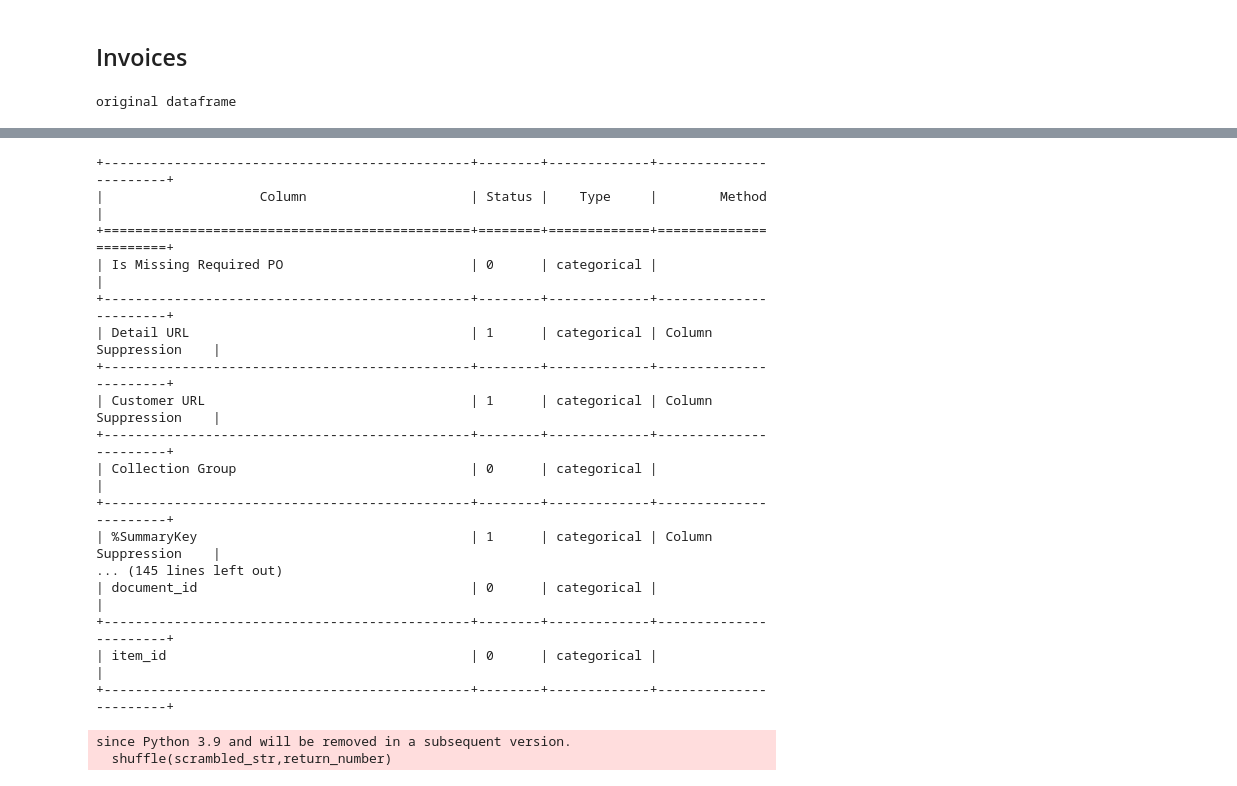
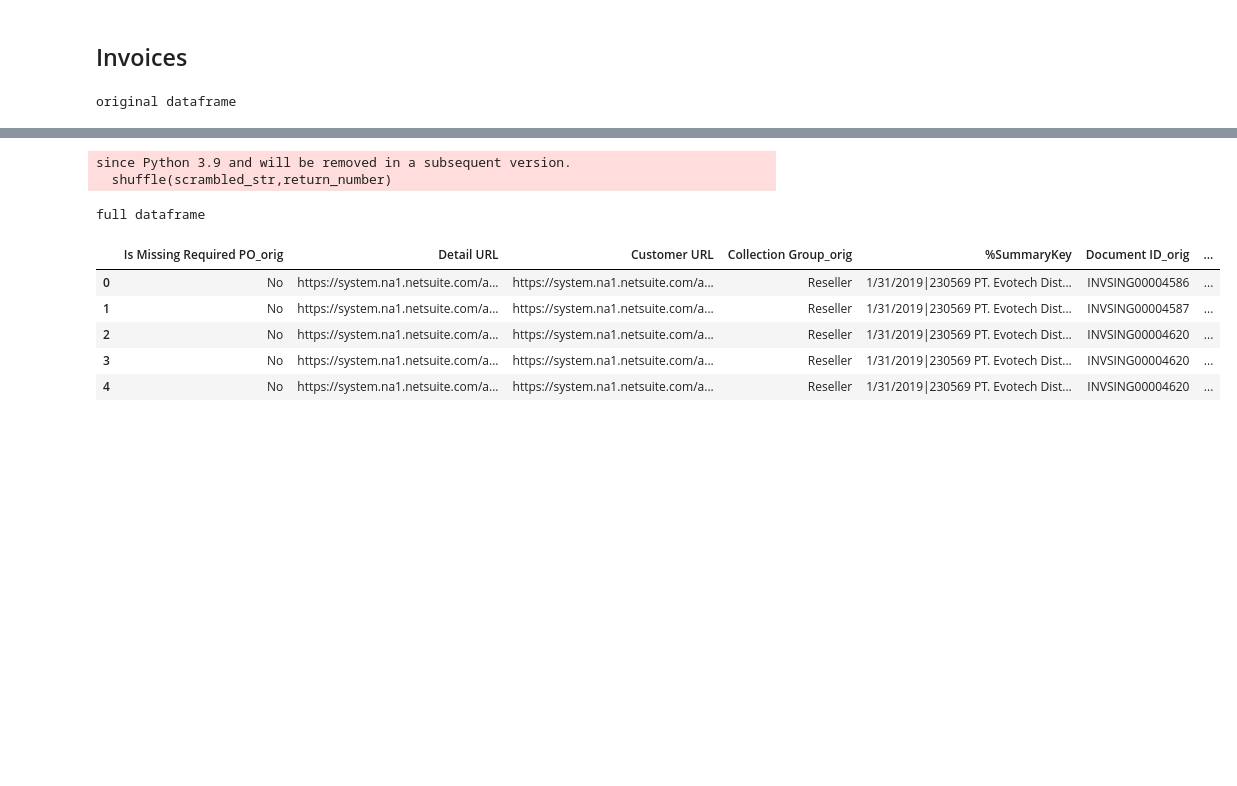
Before and after one commit to jmbenedetto/qlik_anonymization, a Jupyter notebook: Anonymize AR demo.ipynb, the cells around one changed output, grey strips where cells are left out. Saved outputs shown, nothing was run; the diff lists cells and outputs as text; code cells hidden in the pictures; blank space fills up the shorter version.

Commit message:
remove dates from anonymization

```diff
--- a/Anonymize AR demo.ipynb
+++ b/Anonymize AR demo.ipynb
@@ -79,7 +115,7 @@ def sequencial_values_for_column(original_column):
 ## Subsidiaries
 # %%
 # read original file from gcs
-df_subsidiaries=pd.read_csv(source_path+'AR_Subsidiaries.csv',storage_options=pd_options)
+df_subsidiaries=pd.read_csv(source_path+dict_files['Subsidiaries']+'.csv',storage_options=pd_options)
 df_subsidiaries['NetSuite Subsidiary ID']=df_subsidiaries['NetSuite Subsidiary ID'].astype('str')
 
 print('original dataframe')
@@ -108,7 +144,7 @@ print('full dataframe')
 display(df_subsidiaries.head())
 
 # persist anonymized df to GCS
-df_subsidiaries_anon.to_csv(destination_path+'anon_subsidiaries.csv',index=False)
+df_subsidiaries_anon.to_csv(destination_path+dict_files['Subsidiaries']+'.csv',index=False)
 
 # persist mapping tables to GCS
 map_subsidiary_code = dict(zip(df_subsidiaries['%SubsidiaryCode_orig'], df_subsidiaries['%SubsidiaryCode']))
@@ -156,17 +191,17 @@ full dataframe
 ## AR Comments
 # %%
 # read original file from gcs
-df_comments = pd.read_csv(source_path+'AR_Comments.csv',nrows=100000)
-df_comments[['comment_date','comment_text']]=df_comments['%ARCommentKey'].str.split('|',expand=True,n=1)
-df_comments['comment_date']=pd.to_datetime(df_comments['comment_date']).dt.date
+df_comments = pd.read_csv(source_path+dict_files['Comments']+'.csv',storage_options=pd_options)
+#df_comments[['comment_date','comment_text']]=df_comments['%ARCommentKey'].str.split('|',expand=True,n=1)
+#df_comments['comment_date']=pd.to_datetime(df_comments['comment_date']).dt.date
 print('original dataframe')
 display(df_comments.head())
 
 # anonymize dataframe
 anon_comments=dfAnonymizer(df_comments)
-anon_comments.column_suppression(['comment_text'])
+#anon_comments.column_suppression(['comment_text'])
 anon_comments.categorical_tokenization(['%ARCommentKey'],max_token_len=10,key=key)
-anon_comments.datetime_noise('comment_date',seed=seed)
+#anon_comments.datetime_noise('comment_date',seed=seed)
 
 df_comments_anon=anon_comments.to_df()
 df_comments_anon['AR Comments']=df_comments_anon['AR Comments'].apply(lambda x:0 if pd.isna(x) else 1)
@@ -178,14 +213,14 @@ print('full dataframe')
 display(df_comments.head())
 
 #persist anonymized df to GCS
-df_comments_anon.to_csv(destination_path+'anon_comments.csv',index=False)
+df_comments_anon.to_csv(destination_path+dict_files['Comments']+'.csv',index=False)
 
 # persist mapping tables to GCS
 map_comment_key = dict(zip(df_comments['%ARCommentKey_orig'], df_comments['%ARCommentKey']))
 with fs.open(destination_path+'map_comment_key.pickle', 'wb') as handle:
     pickle.dump(map_comment_key, handle, protocol=pickle.HIGHEST_PROTOCOL)
 
-df_comments=df_comments_anon=[]
+df_comments=df_comments_anon=map_comment_key=[]
 # %% [output]
 original dataframe
 |  | %ARCommentKey | AR Comments | comment_date | comment_text |
@@ -302,12 +346,14 @@ full dataframe
 ## Invoices
 # %%
 # read original file from gcs
-df_invoice = pd.read_csv(source_path+'AR_Invoices.csv',nrows=10000)
+df_invoice = pd.read_csv(source_path+dict_files['Invoices']+'.csv')
 date_columns=['Date','Due Date','As Of Date','Rev. Rec. Start Date','Rev. Rec. End Date','Contract Item Start Date','Contract Item End Date']
 for column in date_columns:
-    df_invoice[column]=pd.to_datetime(df_invoice[column])
-df_invoice['Customer Code']=df_invoice['Customer Code'].astype(str)
-df_invoice['PO Number']=df_invoice['PO Number'].astype(str)
+    df_invoice[column]=pd.to_datetime(df_invoice[column],errors='coerce')
+
+string_columns=['Customer Code','PO Number','%ItemID']
+for column in string_columns:
+    df_invoice[column]=df_invoice[column].astype(str)
 
 # create 2 columns to store the original values of the columns to be anonymized
 df_invoice[['document_id','item_id']]=df_invoice['%InvoiceItemKey'].str.split('|',expand=True,n=1)
@@ -329,10 +375,7 @@ with fs.open(destination_path+'map_dso_key.pickle', 'rb') as handle:
 anon_invoice=dfAnonymizer(df_invoice)
 anon_invoice.column_suppression(['Detail URL','Customer URL','%SummaryKey','Project Name','Credit Limit'])
 anon_invoice.datetime_noise(date_columns,seed=seed)
-anon_invoice.categorical_fake(
-    {'Customer Name':'company',
-    'Sales Rep Name':'name',
-    'Accounts Receivable Accountant':'name'},seed=seed)
+
 anon_invoice.categorical_tokenization(['PO Number'],max_token_len=10,key=key)
 anon_invoice.categorical_resampling(['Country Code'],seed=seed)
 anon_invoice.info()
@@ -358,6 +401,11 @@ value_columns=[
 for column in value_columns:
     df_invoice_anon[column]=noise_amount_column(df_invoice_anon[column])
 
+# create fake data
+df_invoice_anon['Customer Name']=fake_data_for_column(df_invoice_anon['Customer Name'],'company')
+df_invoice_anon['Sales Rep Name']=fake_data_for_column(df_invoice_anon['Sales Rep Name'],'name')
+df_invoice_anon['Accounts Receivable Accountant']=fake_data_for_column(df_invoice_anon['Accounts Receivable Accountant'],'name')
+
 # anonymize %InvoiceItemKey and delete support fields
 df_invoice_anon['document_id']=sequencial_values_for_column(df_invoice_anon['document_id'])
 df_invoice_anon['%InvoiceItemKey']=df_invoice_anon['document_id'].astype(str)+'|'+df_invoice_anon['item_id'].astype(str)
@@ -379,14 +427,20 @@ df_invoice_anon['Customer']=df_invoice_anon['Customer Original']
 df_invoice_anon['End User']=df_invoice_anon['End User Code']
 
 df_invoice=df_invoice.join(df_invoice_anon,how='inner',lsuffix='_orig')
+# display full dataframe
+print('full dataframe')
+display(df_invoice.head())
 
 #persist anonymized df to GCS
-df_invoice_anon.to_csv(destination_path+'anon_invoice.csv',index=False)
+df_invoice_anon.to_csv(destination_path+dict_files['Invoices']+'.csv',index=False)
 
 # persist mapping tables to GCS
 map_invoice_key=dict(zip(df_invoice['%InvoiceItemKey_orig'], df_invoice['%InvoiceItemKey']))
 with fs.open(destination_path+'map_invoice_key.pickle', 'wb') as handle:
     pickle.dump(map_invoice_key, handle, protocol=pickle.HIGHEST_PROTOCOL)
+
+#drop variables
+map_subsidiary_currency_code=map_invoice_key=map_subsidiary_code=map_comment_key=map_dso_key=df_invoice=df_invoice_anon=anon_invoice=None
 # %% [output]
 original dataframe
 |  | Is Missing Required PO | Detail URL | Customer URL | Collection Group | %SummaryKey | Document ID | %ItemID | ... |
@@ -399,19 +469,9 @@ original dataframe
-+-----------------------------------------------+--------+-------------+-----------------------+
-|                    Column                     | Status |    Type     |        Method         |
-+===============================================+========+=============+=======================+
-| Is Missing Required PO                        | 0      | categorical |                       |
-+-----------------------------------------------+--------+-------------+-----------------------+
-| Detail URL                                    | 1      | categorical | Column Suppression    |
-+-----------------------------------------------+--------+-------------+-----------------------+
-| Customer URL                                  | 1      | categorical | Column Suppression    |
-+-----------------------------------------------+--------+-------------+-----------------------+
-| Collection Group                              | 0      | categorical |                       |
-+-----------------------------------------------+--------+-------------+-----------------------+
-| %SummaryKey                                   | 1      | categorical | Column Suppression    |
-... (145 lines left out)
-| document_id                                   | 0      | categorical |                       |
-+-----------------------------------------------+--------+-------------+-----------------------+
-| item_id                                       | 0      | categorical |                       |
-+-----------------------------------------------+--------+-------------+-----------------------+
+since Python 3.9 and will be removed in a subsequent version.
+  shuffle(scrambled_str,return_number)
-since Python 3.9 and will be removed in a subsequent version.
-  shuffle(scrambled_str,return_number)
+full dataframe
+|  | Is Missing Required PO_orig | Detail URL | Customer URL | Collection Group_orig | %SummaryKey | Document ID_orig | ... |
+| 0 | No | https://system.na1.netsuite.com/a... | https://system.na1.netsuite.com/a... | Reseller | 1/31/2019|230569 PT. Evotech Dist... | INVSING00004586 | ... |
+| 1 | No | https://system.na1.netsuite.com/a... | https://system.na1.netsuite.com/a... | Reseller | 1/31/2019|230569 PT. Evotech Dist... | INVSING00004587 | ... |
+| 2 | No | https://system.na1.netsuite.com/a... | https://system.na1.netsuite.com/a... | Reseller | 1/31/2019|230569 PT. Evotech Dist... | INVSING00004620 | ... |
+| 3 | No | https://system.na1.netsuite.com/a... | https://system.na1.netsuite.com/a... | Reseller | 1/31/2019|230569 PT. Evotech Dist... | INVSING00004620 | ... |
+| 4 | No | https://system.na1.netsuite.com/a... | https://system.na1.netsuite.com/a... | Reseller | 1/31/2019|230569 PT. Evotech Dist... | INVSING00004620 | ... |
```
Also changed, not shown: parts of 21 cells of this notebook.
